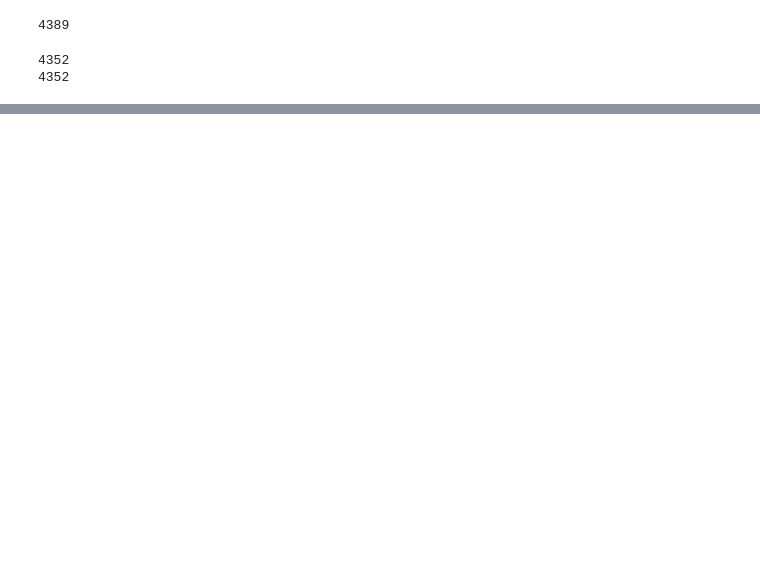
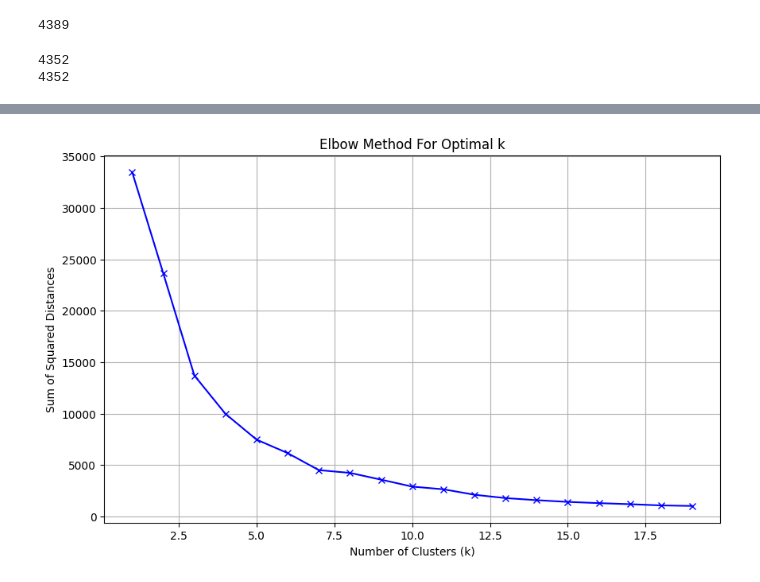
Before and after one commit to smcox789/390B-New-Solar-Data-Analysis, a Jupyter notebook: solar_analysis.ipynb, the cells around one changed output, grey strips where cells are left out. Cells and saved outputs as stored; diff of their text form; code cells hidden in the pictures; blank space fills up the shorter version.

Commit message:
finished solar imputation :D

```diff
--- a/solar_analysis.ipynb
+++ b/solar_analysis.ipynb
@@ -15,6 +15,7 @@ solar_data = pd.read_csv('solar_data.csv')
 census_data = pd.read_csv('census_data.csv')
 gas_data = pd.read_csv('gas_meter_data.csv')
 total_gas_data = pd.read_csv('total_gas_data.csv')
+total_meter_data = pd.read_csv('total_meter_data.csv')
 # %%
 print('HEAD', solar_data.head())
 #other things
@@ -293,0 +326,4 @@ print(len(final_knn))
+# %%
+solar_copy.dropna(subset=['Block'], inplace=True)
+
+print(solar_copy.isna().sum())
@@ -293,0 +544,20 @@ print(len(final_knn))
+# %%
+from sklearn.cluster import KMeans
+from sklearn.preprocessing import StandardScaler
+
+geo_data = solar_copy[['lat', 'long']]
+scaler = StandardScaler()
+geo_scaled = scaler.fit_transform(geo_data)
+
+kmeans = KMeans(n_clusters=10, random_state=42)
+clusters = kmeans.fit_predict(geo_scaled)
+solar_copy['geo_cluster'] = np.nan
+solar_copy.loc[geo_data.index, 'geo_cluster'] = clusters
+
+cluster_avg = solar_copy.groupby('geo_cluster')['sq_ft_available_for_solar_panels'].mean().to_dict()
+
+missing_sq_ft = solar_copy['sq_ft_available_for_solar_panels'].isna()
+solar_copy.loc[missing_sq_ft, 'sq_ft_available_for_solar_panels'] = solar_copy.loc[missing_sq_ft, 'geo_cluster'].map(cluster_avg)
+
+print(solar_copy[['house_id', 'geo_cluster', 'sq_ft_available_for_solar_panels']].head())
+print(solar_copy.isna().sum())
@@ -293,0 +585,22 @@ print(len(final_knn))
+# %%
+# elbow method
+# sum of squared distances for a range of k values
+sum_of_squared_distances = []
+K = range(1, 20)
+for k in K:
+    km = KMeans(n_clusters=k, random_state=42)
+    km = km.fit(geo_scaled)
+    sum_of_squared_distances.append(km.inertia_)
+
+# find elbow
+plt.figure(figsize=(10, 6))
+plt.plot(K, sum_of_squared_distances, 'bx-')
+plt.xlabel('Number of Clusters (k)')
+plt.ylabel('Sum of Squared Distances')
+plt.title('Elbow Method For Optimal k')
+plt.grid(True)
+plt.show()
+
+# k = 4 is optimal
+# %% [output]
+[figure, added]
```
Also changed, not shown: parts of 37 cells of this notebook, 2 other files.
